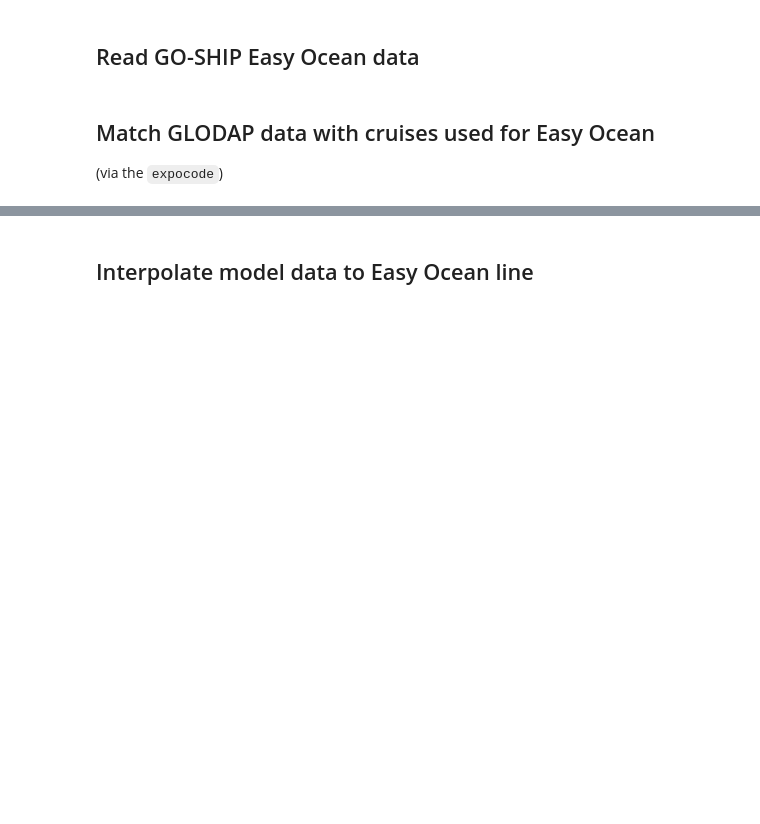
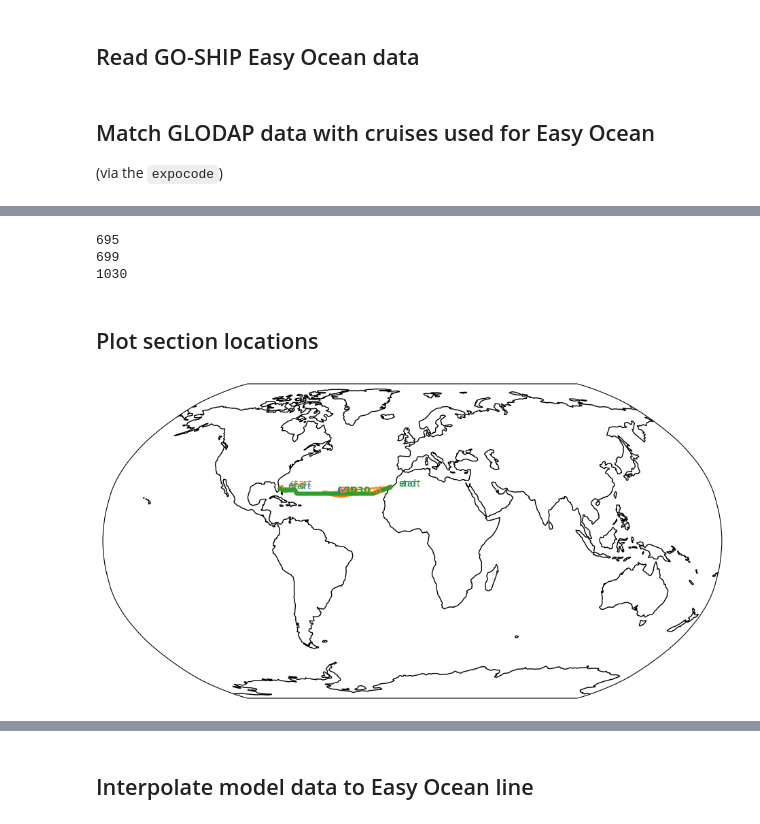
Before and after one commit to gmacgilchrist/om4labs, a Jupyter notebook: notebooks/dev_glodap.ipynb, the cells around one changed output, grey strips where cells are left out. Cells and saved outputs as stored; diff of their text form; code cells hidden in the pictures; blank space fills up the shorter version.

```diff
--- a/notebooks/dev_glodap.ipynb
+++ b/notebooks/dev_glodap.ipynb
@@ -82,0 +213,38 @@ dfo = df[cond]
+# %%
+sections_dsm = {}
+for cruise, section in sections.items():
+    print(cruise)
+    regridder = xe.Regridder(grid, section, "bilinear", locstream_out=True)
+    section_dsm = regridder(dsm.squeeze()).drop_dims(['bnds','z_i'])
+    # Apply conversion
+    for key,value in section_dsm.items():
+        if key=='volcello':
+            continue
+        section_dsm[key] = value*variable_kwargs[key]['conversion']
+    sections_dsm[cruise] = section_dsm
+# %% [output]
+695
+699
+1030
+# %%
+sections_dsmo = {}
+for cruise,section_dsm in sections_dsm.items():
+    section = sections[cruise]
+    section_dsmo = section_dsm.sel({'z_l':section['depth']},method='nearest').drop(['z_l'])
+    sections_dsmo[cruise] = section_dsmo
+# %% [markdown]
+## Plot section locations
+# %%
+fig,ax=plt.subplots(figsize=(12,6),subplot_kw={'projection':ccrs.Robinson()})
+ax.set_global()
+ax.coastlines()
+for cruise,section in sections.items():
+    x = section['lon']
+    y = section['lat']
+    l = ax.plot(x,y,transform=ccrs.PlateCarree(),marker='.')
+    color = l[0].get_color()
+    ax.text(x[int(len(x)/2)]+10,y[int(len(y)/2)],str(cruise),transform=ccrs.PlateCarree(),color=color,fontweight='bold',horizontalalignment='left')
+    ax.text(x[0]+5,y[0],'start',transform=ccrs.PlateCarree(),color=color,horizontalalignment='left')
+    ax.text(x[-1]+5,y[-1],'end',transform=ccrs.PlateCarree(),color=color,horizontalalignment='left')
+# %% [output]
+[figure, added]
```
Also changed, not shown: parts of 26 cells of this notebook, 1 other file.
